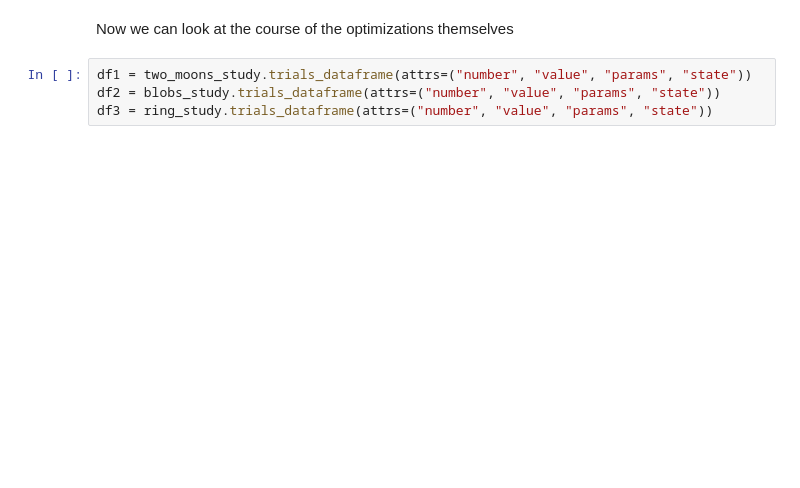
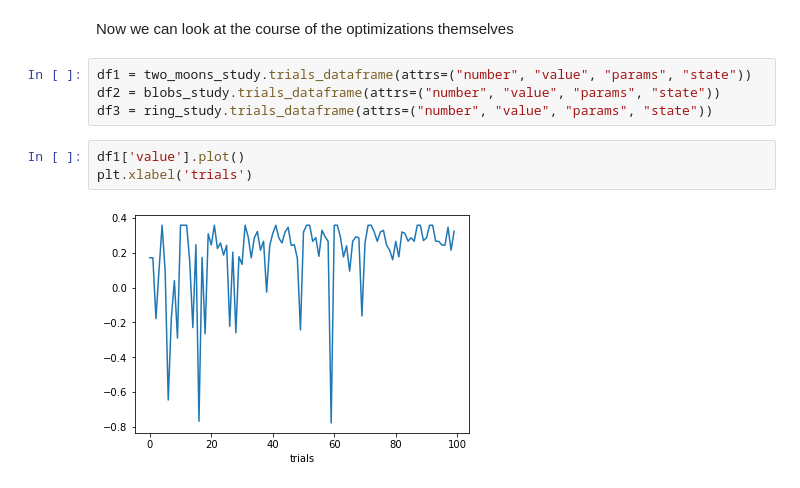
Before and after one commit to thullmann/overoptimism-clust-algo, a Jupyter notebook: notebooks/Optimizations/Optuna_Results_Analysis.ipynb, the cells around one changed output. Saved outputs shown, nothing was run; the diff lists cells and outputs as text; blank space fills up the shorter version.

```diff
--- a/notebooks/Optimizations/Optuna_Results_Analysis.ipynb
+++ b/notebooks/Optimizations/Optuna_Results_Analysis.ipynb
@@ -100,3 +145,8 @@ Now we can look at the course of the optimizations themselves
 df1 = two_moons_study.trials_dataframe(attrs=("number", "value", "params", "state"))
 df2 = blobs_study.trials_dataframe(attrs=("number", "value", "params", "state"))
 df3 = ring_study.trials_dataframe(attrs=("number", "value", "params", "state"))
+# %%
+df1['value'].plot()
+plt.xlabel('trials')
+# %% [output]
+[figure, added]
```
Also changed, not shown: parts of 14 cells of this notebook, 36 other files.
